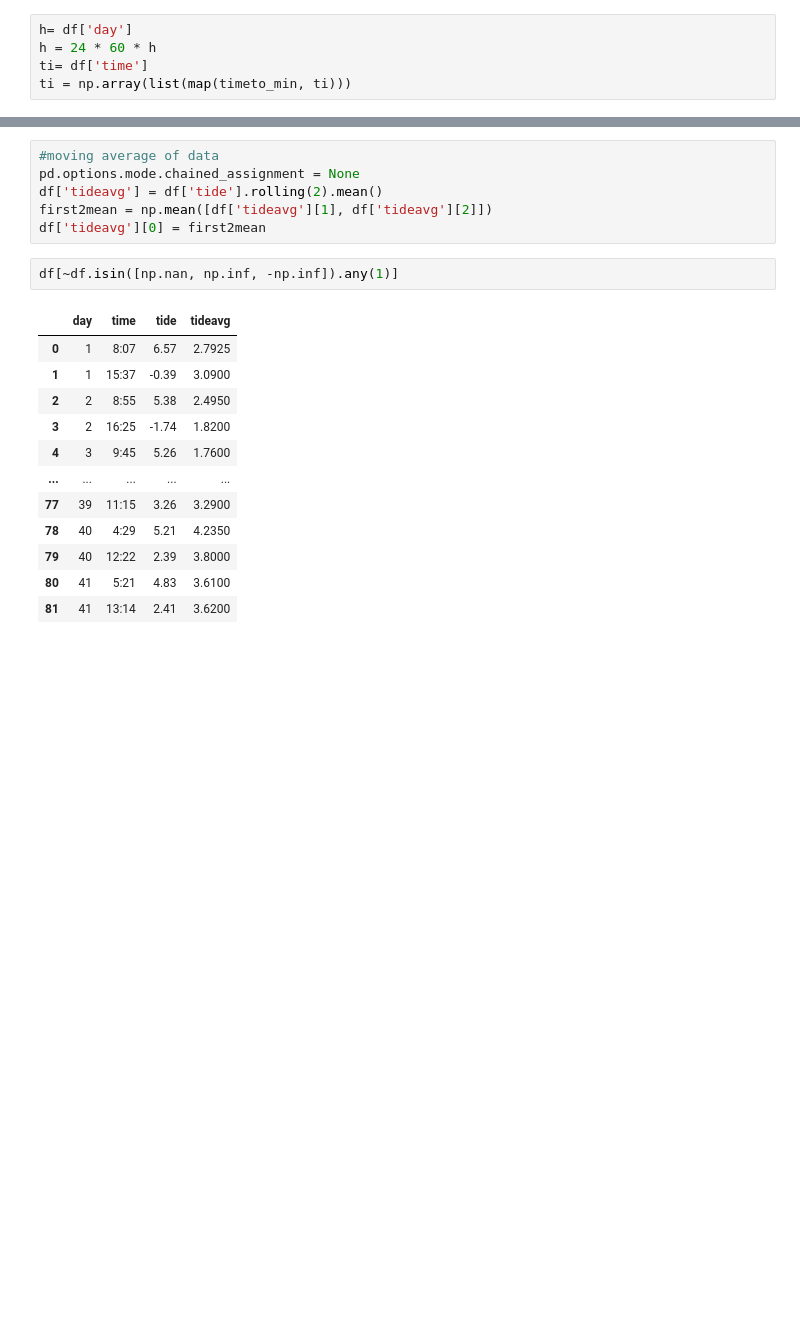
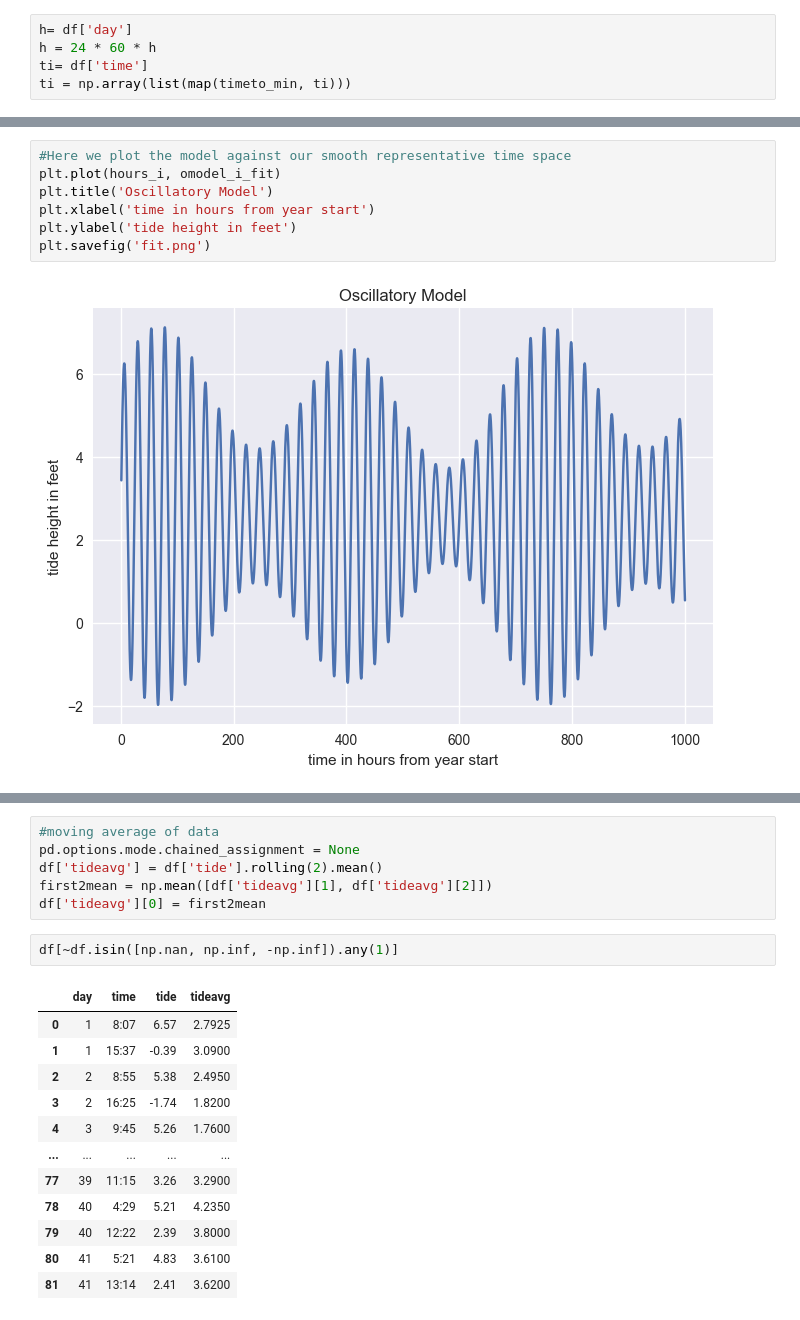
Before and after one commit to BurleighCharlton/ASTR-19-TIDES, a Jupyter notebook: GroupWork_TIDES.ipynb, the cells around one changed output, grey strips where cells are left out. Drawn from its saved outputs; the diff is of its cells as text; blank space fills up the shorter version.

```diff
--- a/GroupWork_TIDES.ipynb
+++ b/GroupWork_TIDES.ipynb
@@ -86,0 +135,9 @@ plt.plot(x[1:10],y[1:10])
+# %%
+#Here we plot the model against our smooth representative time space
+plt.plot(hours_i, omodel_i_fit)
+plt.title('Oscillatory Model')
+plt.xlabel('time in hours from year start')
+plt.ylabel('tide height in feet')
+plt.savefig('fit.png')
+# %% [output]
+[figure, added]
```
Also changed, not shown: parts of 91 cells of this notebook, 5 other files.
